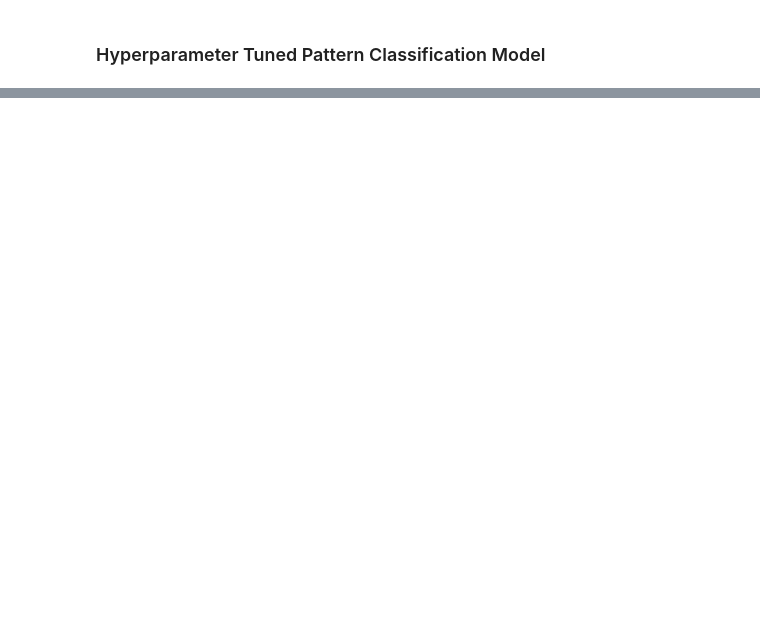
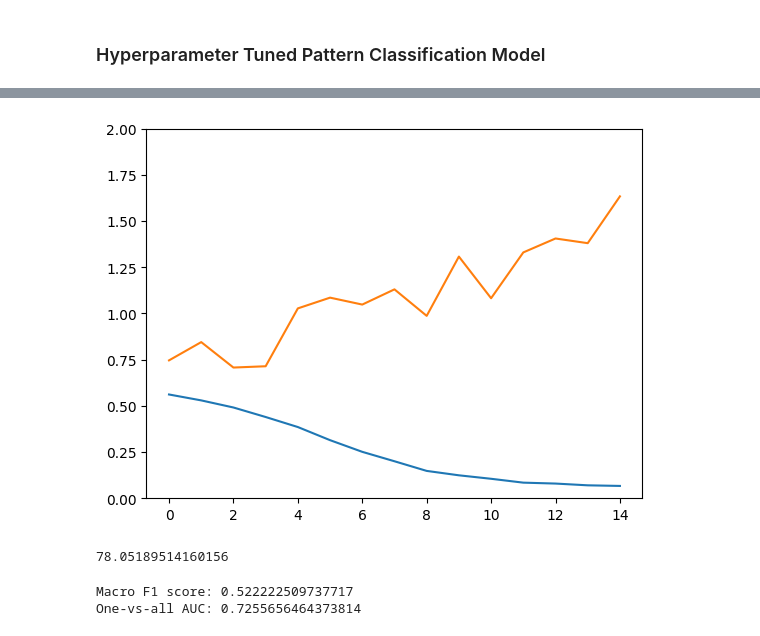
Before and after one commit to marynwangwu/Fashion-Attribute-Detection, a Jupyter notebook: models/classification_model_baseline_pattern.ipynb, the cells around one changed output, grey strips where cells are left out. Cells and saved outputs as stored; diff of their text form; code cells hidden in the pictures; blank space fills up the shorter version.

Commit message:
pattern resnet classification models

```diff
--- a/models/classification_model_baseline_pattern.ipynb
+++ b/models/classification_model_baseline_pattern.ipynb
@@ -519,7 +518,7 @@ resnet_dataset = {'train': FashionDataset(full_train_data,'/vast/amr10211/cv_dat
 resnet_dataloader = {x: DataLoader(resnet_dataset[x], batch_size=bs,
                         shuffle=True, num_workers=0) for x in ['train', 'validate', 'test']}
 # %%
-resnet_model_pattern = ResNet18().to(device)
+resnet_model_pattern = torch.load('pattern_classification_model.pth').to(device)
 criterion = nn.CrossEntropyLoss()
 optimizer = optim.Adam(resnet_model_pattern.parameters(), lr=0.0001)
 
@@ -527,6 +526,6 @@ resnet_model_pattern, resnet_f1_dict, resnet_loss_dict = train_model(resnet_mode
                                                                       resnet_dataloader,
                                                                       optimizer,
                                                                       loss_fn=criterion,
-                                                                      num_epochs=25,
+                                                                      num_epochs=15,
                                                                       verbose=True)
 # %% [output]
@@ -543,9 +552,11 @@ torch.save(resnet_model_pattern, 'pattern_classification_model_25_epochs.pth')
 with open('pattern_classification_model_loss_dict_25_epochs.pkl', 'wb') as f:
     pickle.dump(resnet_loss_dict, f)
 # %%
-plt.plot(np.arange(0,10), resnet_loss_dict['train'])
-plt.plot(np.arange(0,10), resnet_loss_dict['validate'])
+plt.plot(np.arange(0,15), resnet_loss_dict['train'])
+plt.plot(np.arange(0,15), resnet_loss_dict['validate'])
 plt.ylim(0,2);
+# %% [output]
+[figure, added]
 # %%
 correct = 0
 total = 0
@@ -561,6 +572,8 @@ for data in resnet_dataloader['test']:
 
 test_acc = float(100 * correct / total)
 print(test_acc)
+# %% [output]
+78.05189514160156
 # %%
 resnet_model_pattern.eval()
 y_true = []
@@ -597,3 +610,6 @@ one_vs_all_auc = np.mean(auc_scores)
 
 print("Macro F1 score:", macro_f1)
 print("One-vs-all AUC:", one_vs_all_auc)
+# %% [output]
+Macro F1 score: 0.522222509737717
+One-vs-all AUC: 0.7255656464373814
```
Also changed, not shown: parts of 15 cells of this notebook, 2 other files.
